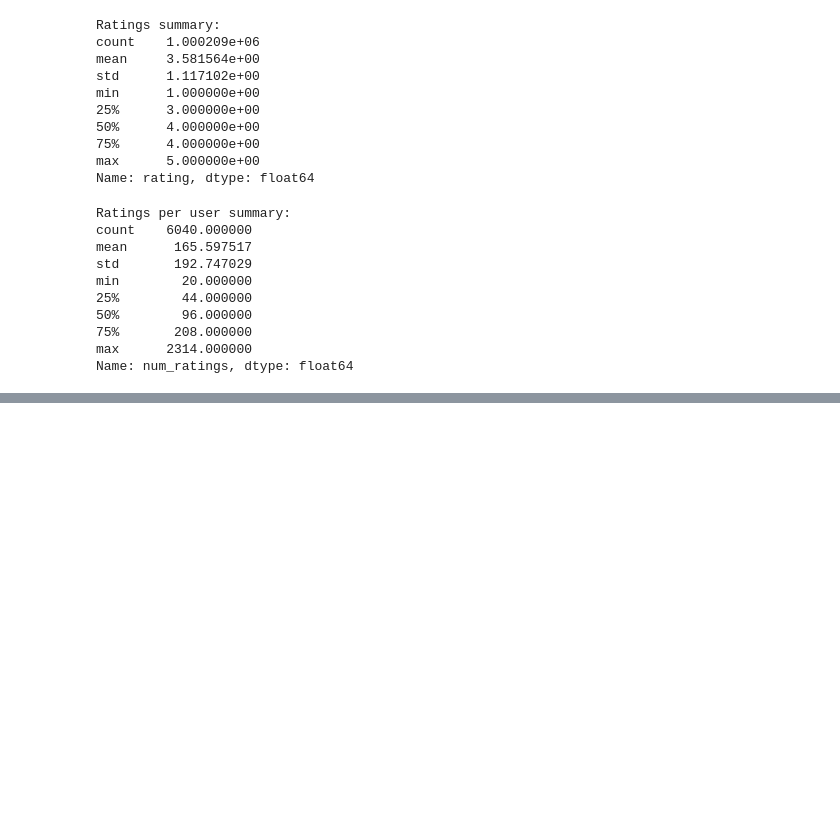
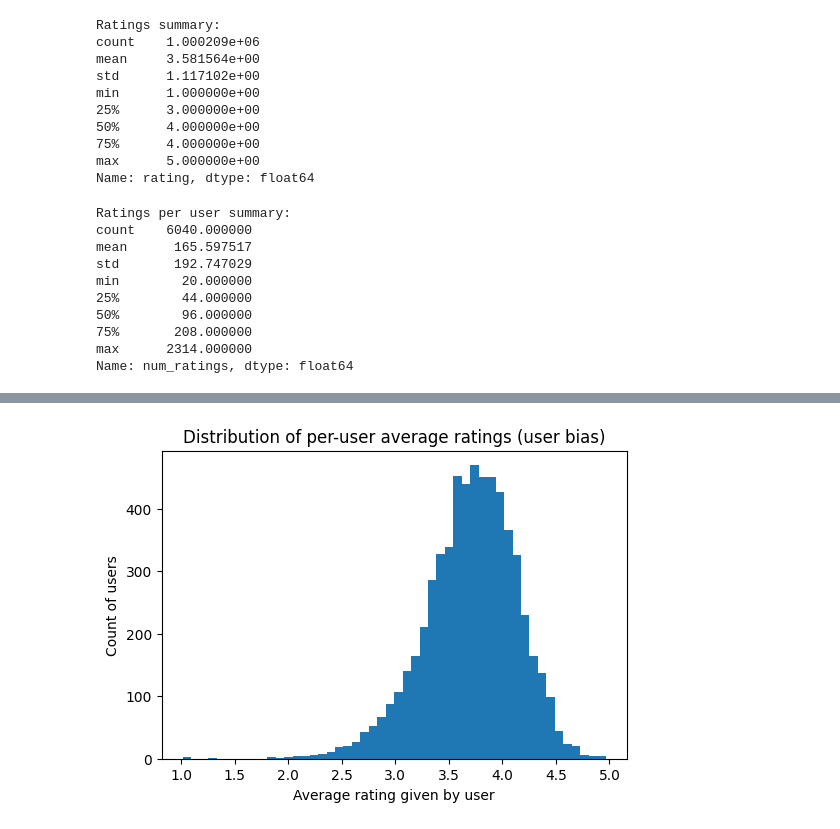
Before and after one commit to lunatic-bot/MovieRecommender, a Jupyter notebook: notebooks/data_exploration.ipynb, the cells around one changed output, grey strips where cells are left out. Saved outputs shown, nothing was run; the diff lists cells and outputs as text; code cells hidden in the pictures; blank space fills up the shorter version.

```diff
--- a/notebooks/data_exploration.ipynb
+++ b/notebooks/data_exploration.ipynb
@@ -164,0 +251,5 @@ Name: num_ratings, dtype: float64
+# %%
+# Per-user mean rating distribution (shows user bias: harsh vs lenient raters)
+user_mean = ratings.groupby('userId')['rating'].mean()
+print("\nPer-user mean rating stats:")
+print(user_mean.describe())
@@ -164,0 +267,9 @@ Name: num_ratings, dtype: float64
+# %%
+plt.figure(figsize=(6,4))
+plt.hist(user_mean, bins=50)
+plt.xlabel("Average rating given by user")
+plt.ylabel("Count of users")
+plt.title("Distribution of per-user average ratings (user bias)")
+plt.show()
+# %% [output]
+[figure, added]
```
Also changed, not shown: parts of 16 cells of this notebook.
